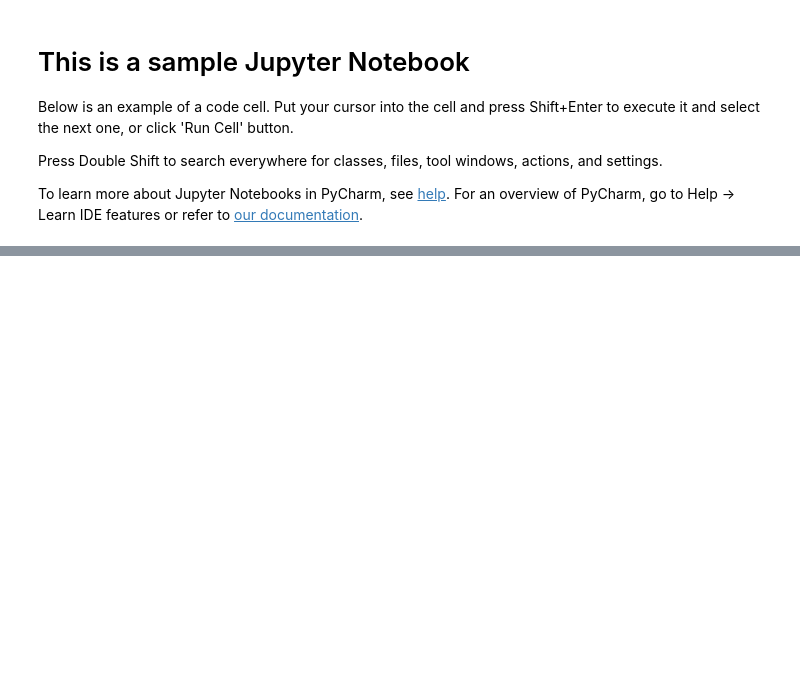
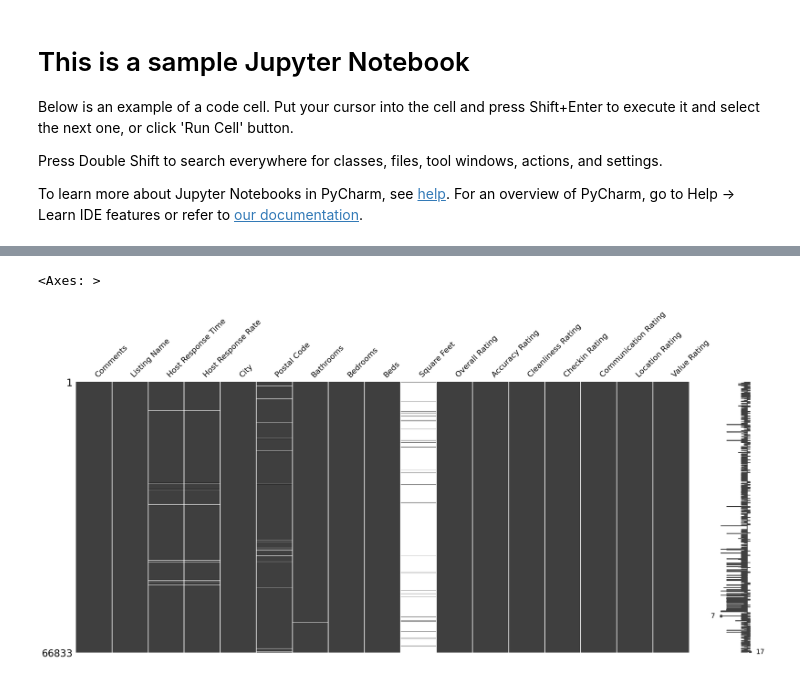
Before and after one commit to rafatb/Berlin_Airbnb_Price_Prediction, a Jupyter notebook: Berlin_Airbnb_Price_Prediction.ipynb, the cells around one changed output, grey strips where cells are left out. Drawn from its saved outputs; the diff is of its cells as text; code cells hidden in the pictures; blank space fills up the shorter version.

```diff
--- a/Berlin_Airbnb_Price_Prediction.ipynb
+++ b/Berlin_Airbnb_Price_Prediction.ipynb
@@ -16,0 +33,11 @@ df.shape
+# %%
+#show missing values
+#!pip install missingno
+import missingno as msno
+
+### plot the missingness (nullity) matrix
+missingdata_df = df.columns[df.isnull().any()].tolist()
+msno.matrix(df[missingdata_df])
+# %% [output]
+<Axes: >
+[figure, added]
```
Also changed, not shown: parts of 1 cell of this notebook.
